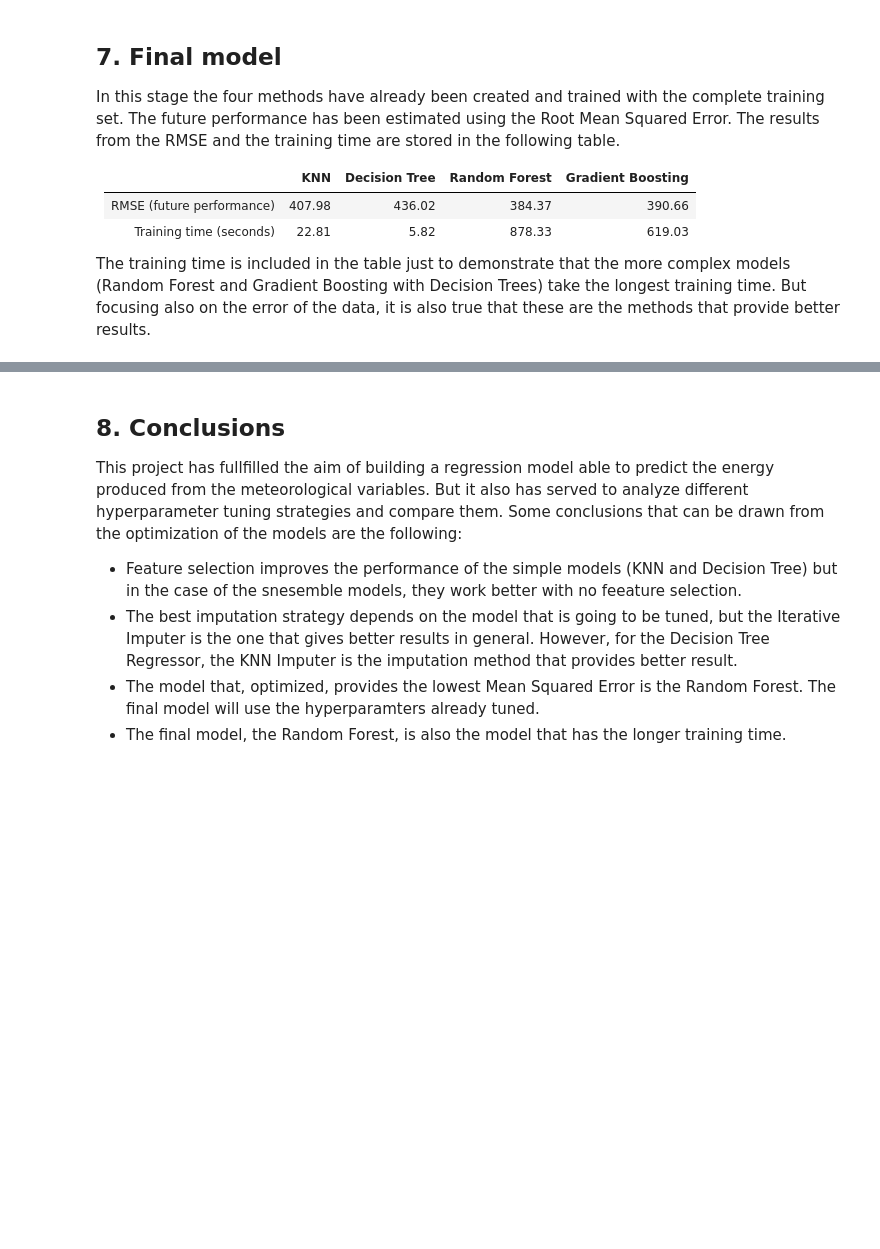
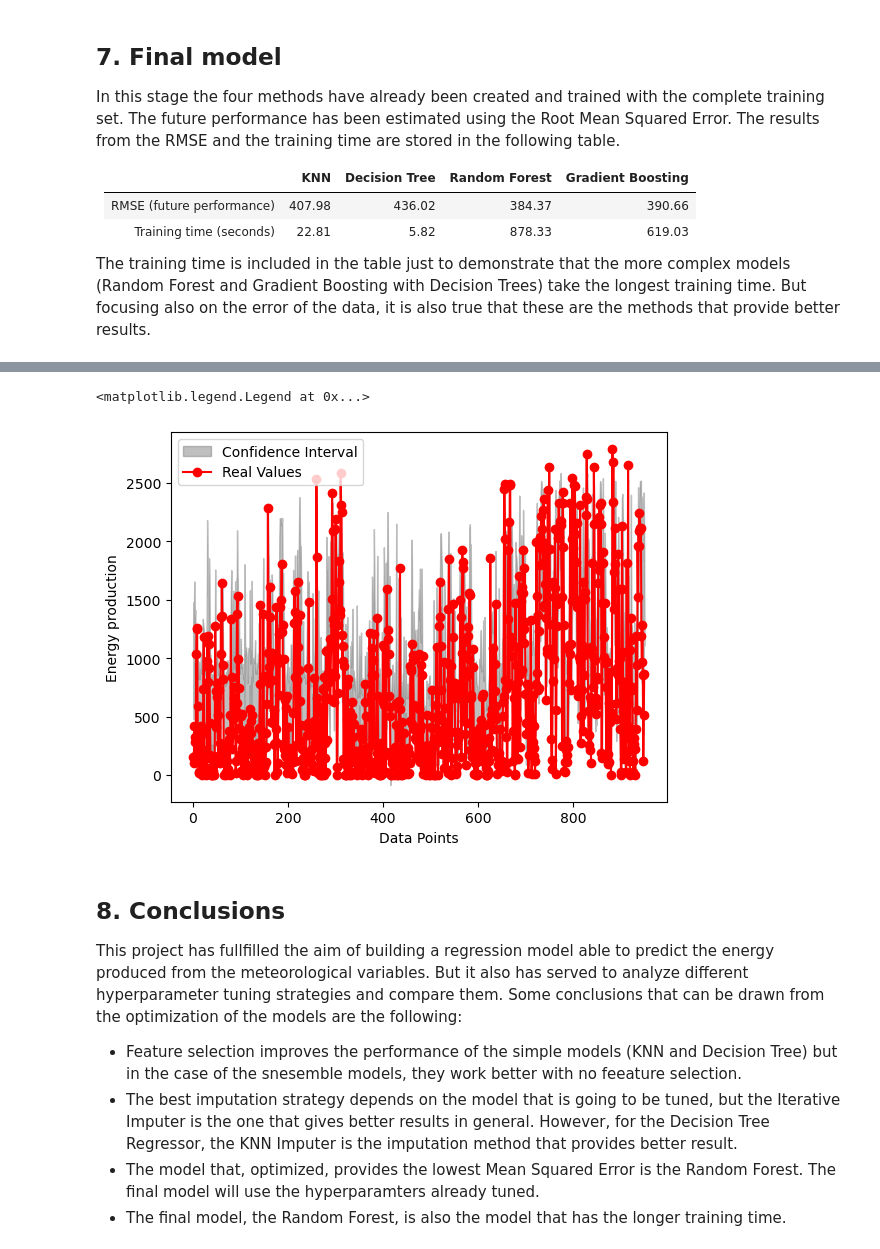
Before and after one commit to mariaferrerom/Big-Data-Intellicenge, a Jupyter notebook: copia_lara.ipynb, the cells around one changed output, grey strips where cells are left out. Cells and saved outputs as stored; diff of their text form; code cells hidden in the pictures; blank space fills up the shorter version.

```diff
--- a/copia_lara.ipynb
+++ b/copia_lara.ipynb
@@ -1710,0 +1780,47 @@ The training time is included in the table just to demonstrate that the more com
+# %%
+# Define optimal hyperparameters
+max_depth_opt_boosting = 4
+min_samples_split_opt_boosting = 8
+n_estimators_opt_boosting = 40
+learning_rate_opt_boosting = 0.2
+subsample_opt_boosting = 0.8
+
+
+# Specify the quantiles
+lower_quantile = 0.5
+upper_quantile = 0.95
+
+# PREDICTIONS ON THE TESTING SET
+
+# Train a model for the lower quantile
+lower_boosting = Pipeline([
+    ('imputer',IterativeImputer(max_iter = 10, random_state = rs)),
+    ('regression',GradientBoostingRegressor(loss='quantile', alpha=lower_quantile,random_state=rs,max_depth = max_depth_opt_boosting, min_samples_split = min_samples_split_opt_boosting, n_estimators = n_estimators_opt_boosting, learning_rate = learning_rate_opt_boosting, subsample = subsample_opt_boosting))])
+lower_boosting.fit(X_train, y_train)
+
+# Train a model for the upper quantile
+upper_boosting = Pipeline([
+    ('imputer',IterativeImputer(max_iter = 10, random_state = rs)),
+    ('regression',GradientBoostingRegressor(loss='quantile', alpha=upper_quantile,random_state=rs,max_depth = max_depth_opt_boosting, min_samples_split = min_samples_split_opt_boosting, n_estimators = n_estimators_opt_boosting, learning_rate = learning_rate_opt_boosting, subsample = subsample_opt_boosting))])
+upper_boosting.fit(X_train, y_train)
+
+# Make predictions for the competition dataset
+lower_prediction_test = lower_boosting.predict(X_test)
+upper_prediction_test = upper_boosting.predict(X_test)
+# %%
+# Generate x-axis values (assuming a sequence from 1 to the number of predictions)
+x_values = np.arange(1, len(lower_prediction_test) + 1)
+
+# Plot the grey region for confidence intervals
+plt.fill_between(x_values, lower_prediction_test, upper_prediction_test, color='grey', alpha=0.5, label='Confidence Interval')
+
+# Plot the red line for real values
+plt.plot(x_values, y_test, color='red', label='Real Values', marker='o')
+
+# Add labels and legend
+plt.xlabel('Data Points')
+plt.ylabel('Energy production')
+plt.legend()
+# %% [output]
+<matplotlib.legend.Legend at 0x...>
+[figure, added]
```
Also changed, not shown: parts of 18 cells of this notebook.
